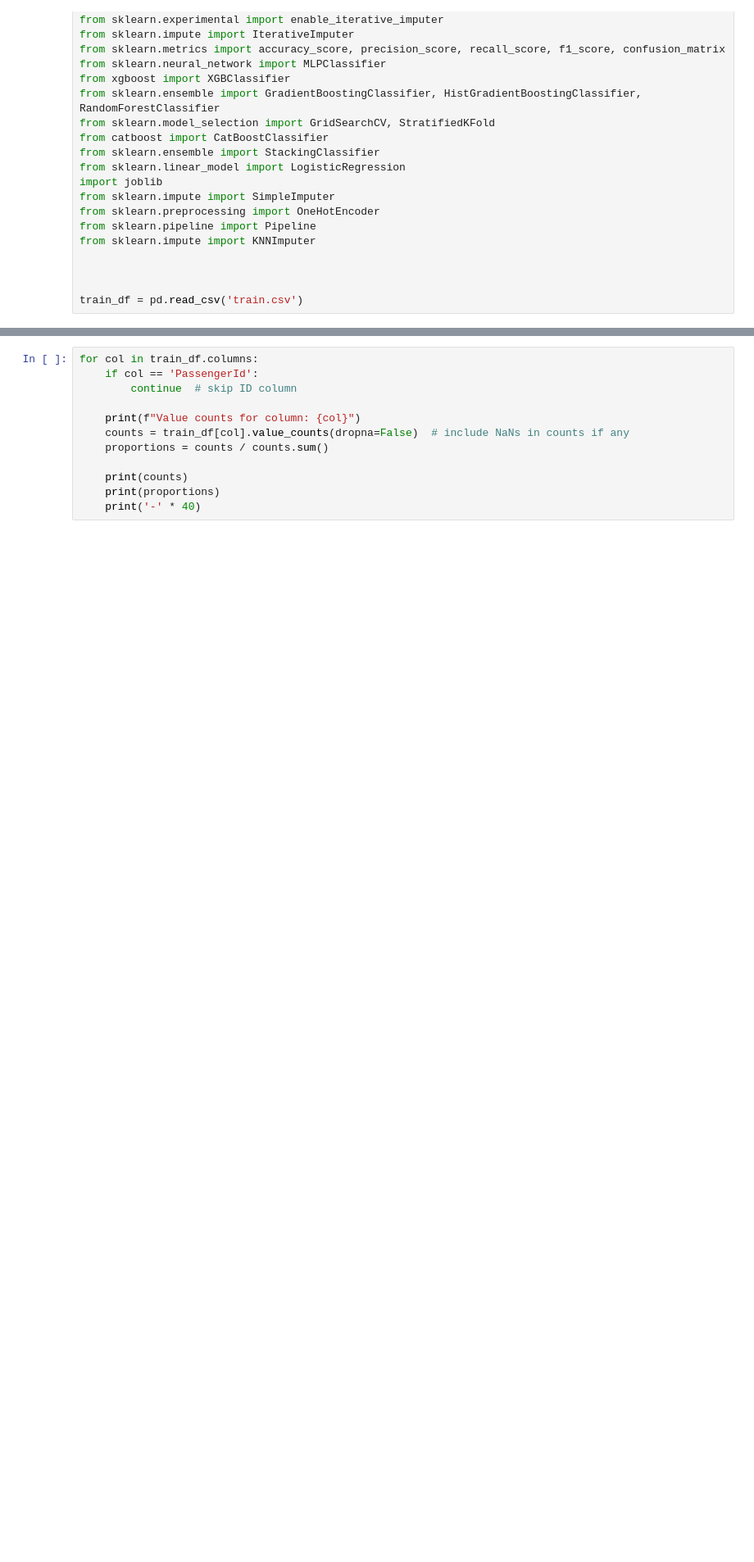
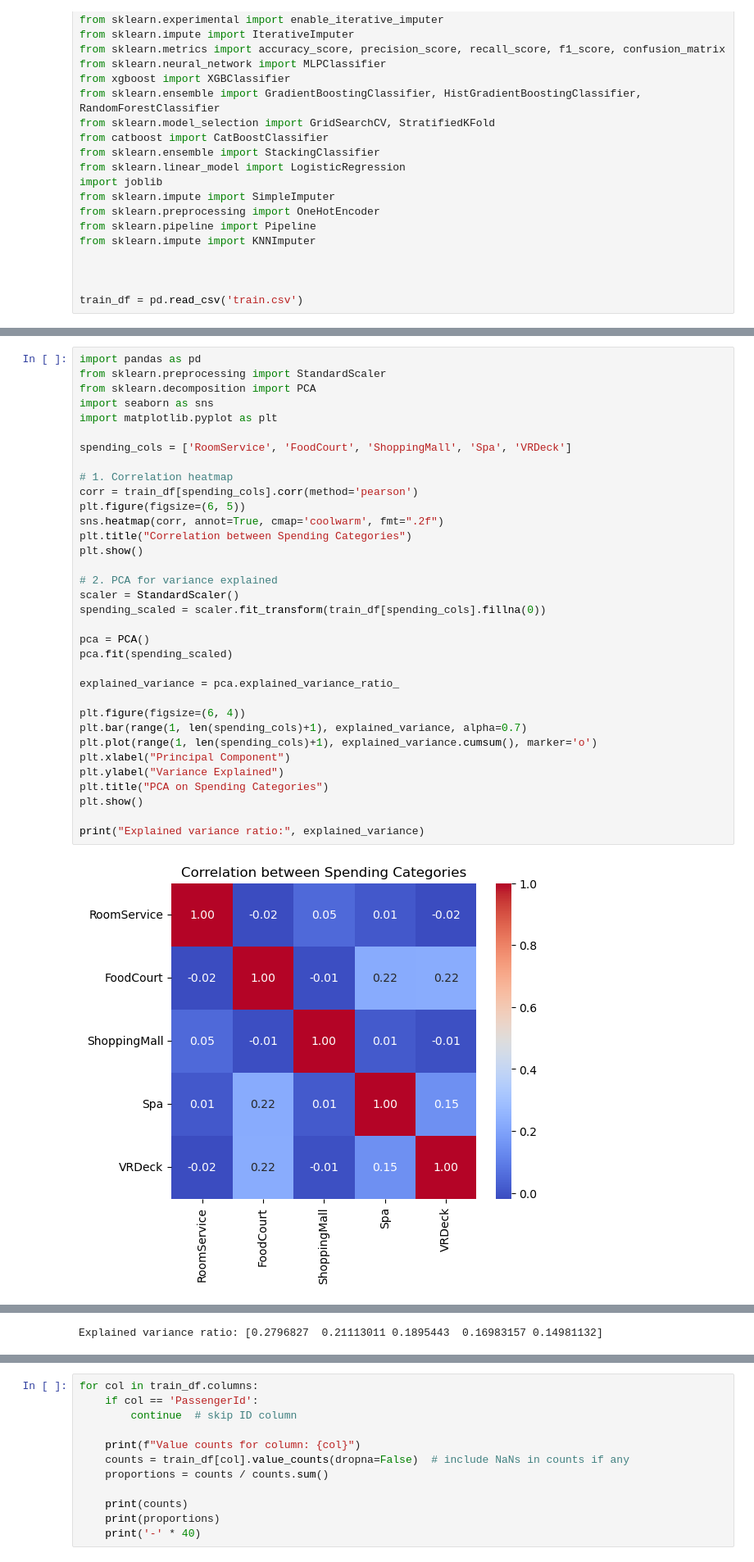
Before and after one commit to GeordieJones/kaggel_spaceship-titanic, a Jupyter notebook: third_model.ipynb, the cells around one changed output, grey strips where cells are left out. Shown at 82% size. Drawn from its saved outputs; the diff is of its cells as text; blank space fills up the shorter version.

```diff
--- a/third_model.ipynb
+++ b/third_model.ipynb
@@ -36,0 +65,36 @@ Index(['PassengerId', 'HomePlanet', 'CryoSleep', 'Cabin', 'Destination', 'Age',
+# %%
+import pandas as pd
+from sklearn.preprocessing import StandardScaler
+from sklearn.decomposition import PCA
+import seaborn as sns
+import matplotlib.pyplot as plt
+
+spending_cols = ['RoomService', 'FoodCourt', 'ShoppingMall', 'Spa', 'VRDeck']
+
+# 1. Correlation heatmap
+corr = train_df[spending_cols].corr(method='pearson')
+plt.figure(figsize=(6, 5))
+sns.heatmap(corr, annot=True, cmap='coolwarm', fmt=".2f")
+plt.title("Correlation between Spending Categories")
+plt.show()
+
+# 2. PCA for variance explained
+scaler = StandardScaler()
+spending_scaled = scaler.fit_transform(train_df[spending_cols].fillna(0))
+
+pca = PCA()
+pca.fit(spending_scaled)
+
+explained_variance = pca.explained_variance_ratio_
+
+plt.figure(figsize=(6, 4))
+plt.bar(range(1, len(spending_cols)+1), explained_variance, alpha=0.7)
+plt.plot(range(1, len(spending_cols)+1), explained_variance.cumsum(), marker='o')
+plt.xlabel("Principal Component")
+plt.ylabel("Variance Explained")
+plt.title("PCA on Spending Categories")
+plt.show()
+
+print("Explained variance ratio:", explained_variance)
+# %% [output]
+[figure, added]
@@ -36,0 +102 @@ Index(['PassengerId', 'HomePlanet', 'CryoSleep', 'Cabin', 'Destination', 'Age',
+Explained variance ratio: [0.2796827  0.21113011 0.1895443  0.16983157 0.14981132]
```
Also changed, not shown: parts of 13 cells of this notebook.
